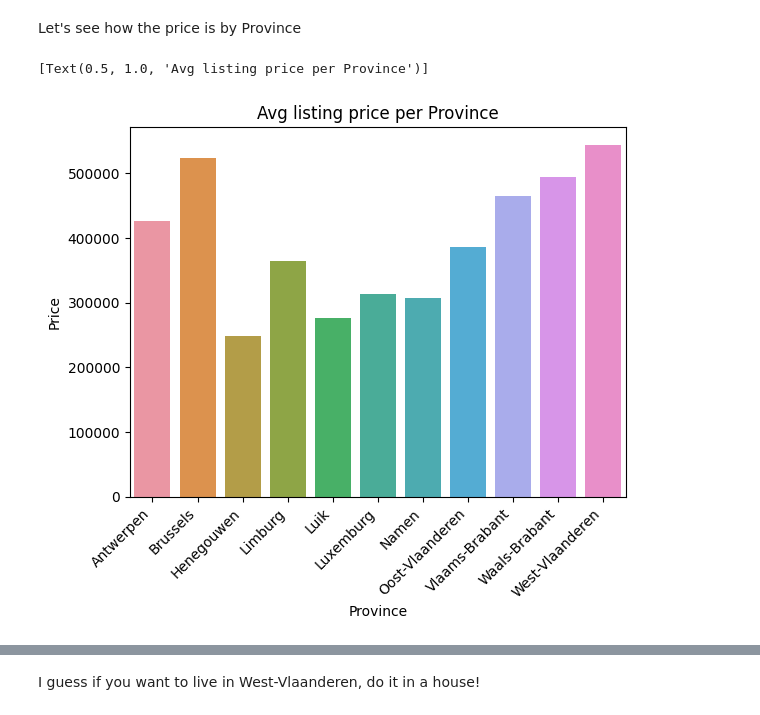
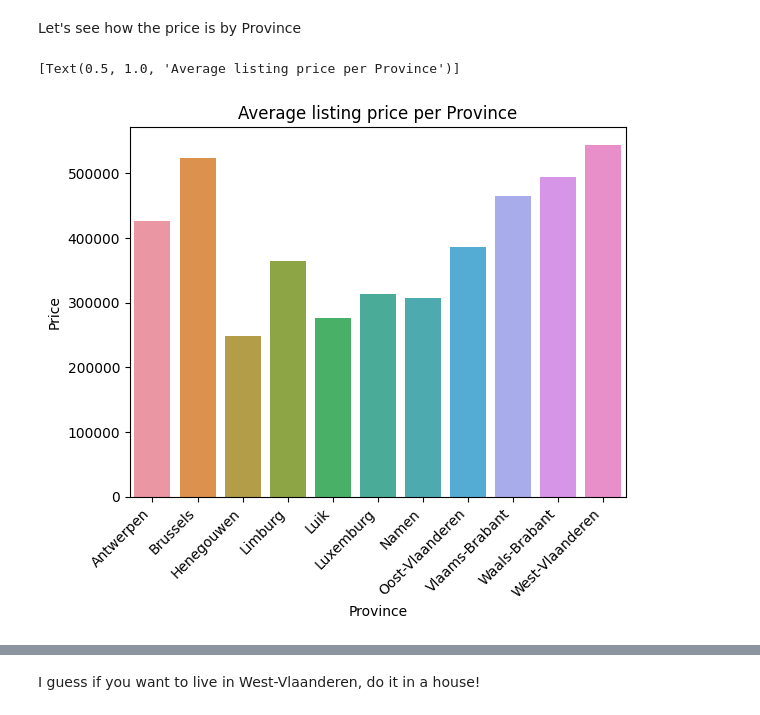
Before and after one commit to henrique-rauen/BelgiumRealEstate, a Jupyter notebook: DataInformation.ipynb, the cells around one changed output, grey strips where cells are left out. Cells and saved outputs as stored; diff of their text form; code cells hidden in the pictures.

```diff
--- a/DataInformation.ipynb
+++ b/DataInformation.ipynb
@@ -102,14 +97,10 @@ plot.axvline(x=df_clean_outliers["Living_area"].mean(), c='red', ls="--")
 # %% [markdown]
 Let's see how the price is by Province
 # %%
-#plt.xticks(rotation="vertical")
 plot = sns.barplot(data=df_clean_outliers.loc[:,["Price", "Province"]].groupby("Province", as_index=False).mean(), x="Province", y="Price")
-#plot.set_xticklabels(plot.get_xticklabels(), labelrotation=45)
-#plot.tick_params(axis="x", labelrotation=45, labelright=True)
 plot.set_xticklabels(plot.get_xticklabels(),rotation=45, horizontalalignment='right')
-plot.set(title="Avg listing price per Province")
-#df.loc[:,["Price", "Province"]].groupby("Province").mean()
+plot.set(title="Average listing price per Province")
 # %% [output]
-[Text(0.5, 1.0, 'Avg listing price per Province')]
+[Text(0.5, 1.0, 'Average listing price per Province')]
-[figure, old version]
+[figure, new version]
 # %%
```
Also changed, not shown: parts of 23 cells of this notebook, 5 other files.
